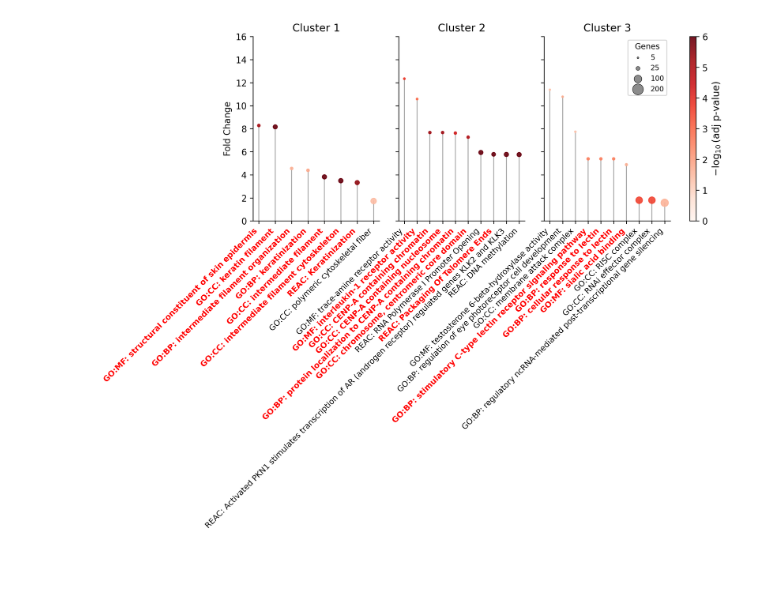
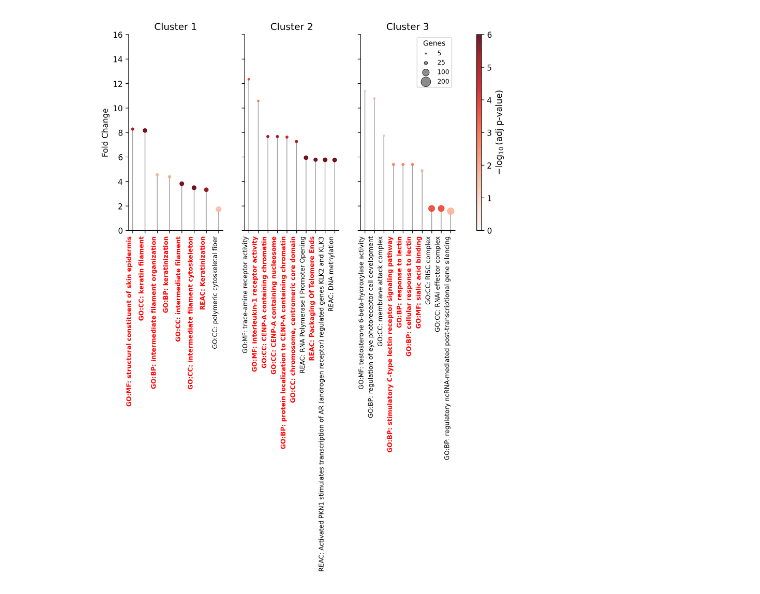
Before and after one commit to epifluidlab/headneck, a Jupyter notebook: Main_Figures/F3/F3C.ipynb, the cells around one changed output. Cells and saved outputs as stored; diff of their text form; code cells hidden in the pictures; blank space fills up the shorter version.

Commit message:
Finished updating the Main Figures.

```diff
--- a/Main_Figures/F3/F3C.ipynb
+++ b/Main_Figures/F3/F3C.ipynb
@@ -5,6 +5,7 @@ import matplotlib.pyplot as plt
 import matplotlib as mpl
 import seaborn as sns
 import matplotlib.gridspec as gridspec
+import textwrap
 
 files = [
     ("../../Supplementary_Tables/ST4/rMDS_cluster1_GO.csv", "Cluster 1"),
@@ -12,22 +13,24 @@ files = [
     ("../../Supplementary_Tables/ST4/rMDS_cluster3_GO.csv", "Cluster 3"),
 ]
 
-fig = plt.figure(figsize=(9, 5), dpi=300)
-gs = gridspec.GridSpec(nrows=1, ncols=4, width_ratios=[1, 1, 1, 0.05], wspace=0.2)
+# Custom parameter for wrap length
+WRAP_LENGTH = 1000
+
+fig = plt.figure(figsize=(8, 8), dpi=300)
+gs = gridspec.GridSpec(nrows=1, ncols=4, width_ratios=[1, 1, 1, 0.05], wspace=0.3)
 
 axes = [fig.add_subplot(gs[0, i]) for i in range(3)]
 cax = fig.add_subplot(gs[0, 3])
 
-cmap = mpl.colormaps["Reds"]  # Updated to avoid deprecation warning
+cmap = mpl.colormaps["Reds"]
 norm = mpl.colors.Normalize(vmin=0, vmax=6)
 
 example_sizes = [5, 25, 100, 200]
 example_markers = [plt.scatter([], [], s=size*0.75, edgecolors='black',
-                               facecolors='gray', alpha=0.9, linewidths=0.5)
+                                facecolors='gray', alpha=0.9, linewidths=0.5)
                    for size in example_sizes]
 labels = [f"{s}" for s in example_sizes]
 
-# Replace with actual terms you want to highlight
 highlight_terms = {
     "GO:MF: structural constituent of skin epidermis",
     "GO:CC: keratin filament",
@@ -47,6 +50,7 @@ highlight_terms = {
     "GO:BP: cellular response to lectin",
     "GO:MF: sialic acid binding"
 }
+
 last_scatter = None
 
 for ax, (file, title) in zip(axes, files):
@@ -78,41 +82,44 @@ for ax, (file, title) in zip(axes, files):
         zorder=2
     )
 
+    # Wrap logic
+    wrapped_labels = [textwrap.fill(name, width=WRAP_LENGTH) for name in df_top20['combined_name']]
     ax.set_xticks(x_positions)
-    ax.set_xticklabels(df_top20['combined_name'], fontsize=9, rotation=45, ha='right')
+    ax.set_xticklabels(wrapped_labels, fontsize=8, rotation=90, ha='right', va='top')
 
-    # Highlight selected terms
     for tick_label in ax.get_xticklabels():
-        if tick_label.get_text() in highlight_terms:
+        # Clean text for comparison
+        clean_text = tick_label.get_text().replace('\n', ' ')
+        if clean_text in highlight_terms:
             tick_label.set_fontweight("bold")
             tick_label.set_color("red")
 
     ax.set_title(title, fontsize=12)
     ax.set_ylim([0, 16])
     ax.set_yticklabels([])
     ax.grid(False)
     sns.despine(ax=ax)
     last_scatter = scatter
 
 axes[0].set_ylabel('Fold Change')
 axes[0].set_yticks([0, 2, 4, 6, 8, 10, 12, 14, 16])
 axes[0].set_yticklabels([0, 2, 4, 6, 8, 10, 12, 14, 16])
 
 cbar = plt.colorbar(last_scatter, cax=cax)
 cbar.set_label(r"$-\log_{10}$(adj p-value)", fontsize=11)
 
 axes[-1].legend(
     example_markers,
     labels,
     title="Genes",
     loc='upper right',
     frameon=True,
     fontsize=8,
     title_fontsize=9
 )
 
-plt.subplots_adjust(bottom=0.3)
+plt.subplots_adjust(bottom=0.45)
 plt.savefig("F3C.pdf", bbox_inches='tight')
 plt.show()
 # %% [output]
-[figure, old version]
+[figure, new version]
```
Also changed, not shown: parts of 2 cells of this notebook, 27 other files.
